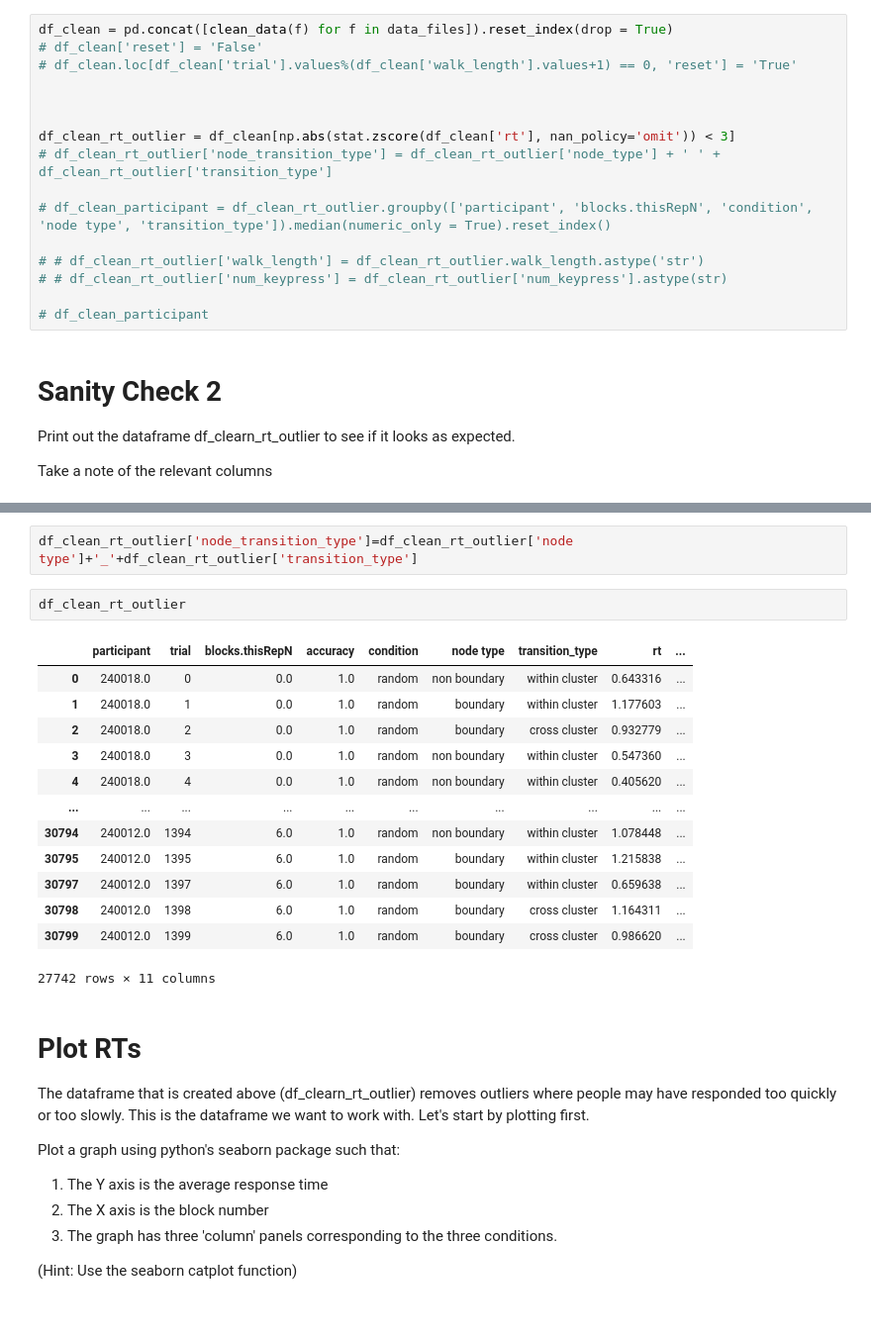
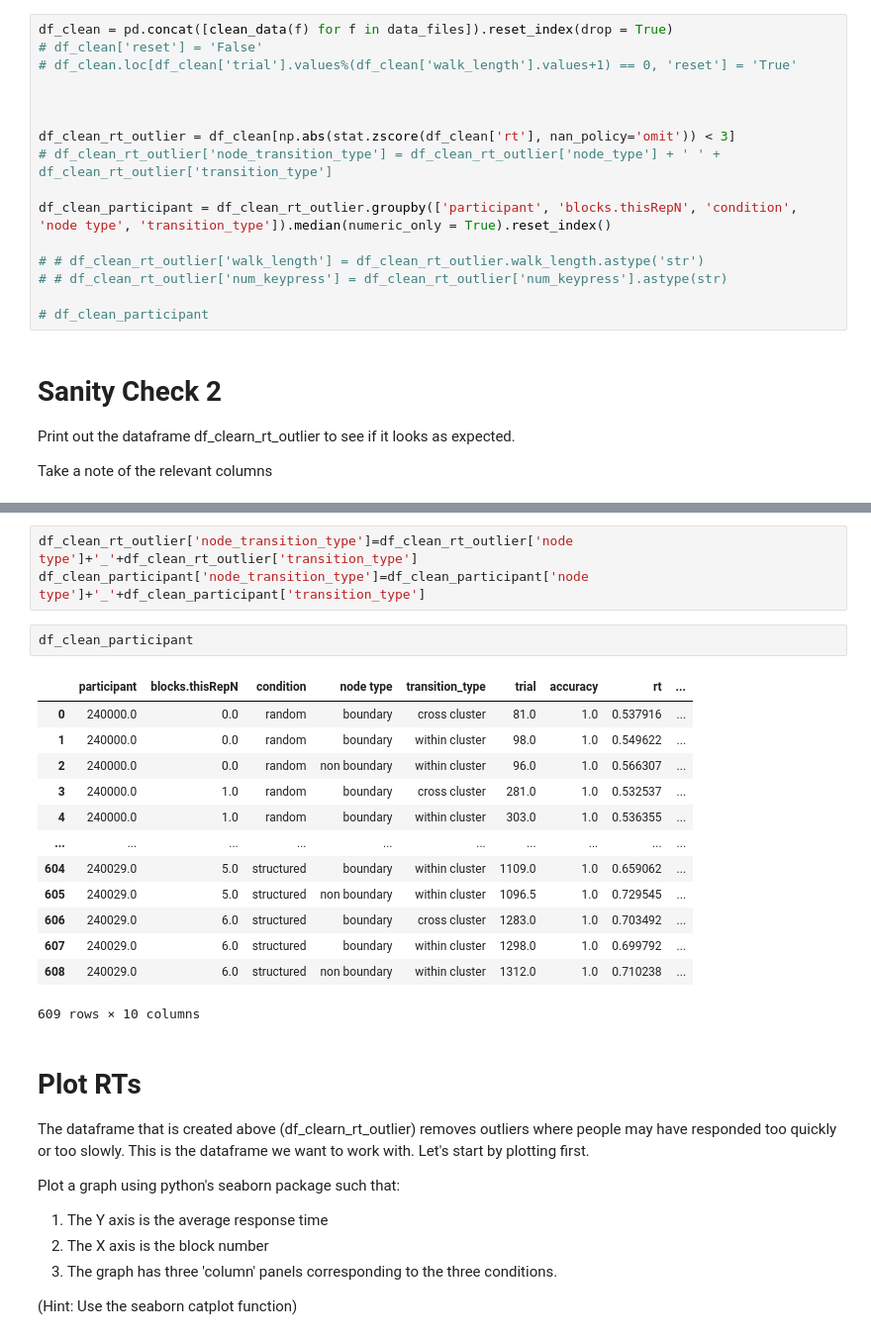
Before and after one commit to tejas-savalia/eb_music, a Jupyter notebook: analysis_sandbox.ipynb, the cells around one changed output, grey strips where cells are left out. Shown: that part at 99% size. Cells and saved outputs as stored; diff of their text form.

```diff
--- a/analysis_sandbox.ipynb
+++ b/analysis_sandbox.ipynb
@@ -114,7 +114,7 @@ df_clean = pd.concat([clean_data(f) for f in data_files]).reset_index(drop = Tru
 df_clean_rt_outlier = df_clean[np.abs(stat.zscore(df_clean['rt'], nan_policy='omit')) < 3]
 # df_clean_rt_outlier['node_transition_type'] = df_clean_rt_outlier['node_type'] + ' ' + df_clean_rt_outlier['transition_type']
 
-# df_clean_participant = df_clean_rt_outlier.groupby(['participant', 'blocks.thisRepN', 'condition', 'node type', 'transition_type']).median(numeric_only = True).reset_index()
+df_clean_participant = df_clean_rt_outlier.groupby(['participant', 'blocks.thisRepN', 'condition', 'node type', 'transition_type']).median(numeric_only = True).reset_index()
 
 # # df_clean_rt_outlier['walk_length'] = df_clean_rt_outlier.walk_length.astype('str')
 # # df_clean_rt_outlier['num_keypress'] = df_clean_rt_outlier['num_keypress'].astype(str)
@@ -144,21 +144,22 @@ df_clean_rt_outlier
 # %%
 df_clean_rt_outlier['node_transition_type']=df_clean_rt_outlier['node type']+'_'+df_clean_rt_outlier['transition_type']
+df_clean_participant['node_transition_type']=df_clean_participant['node type']+'_'+df_clean_participant['transition_type']
-# %%
-df_clean_rt_outlier
-# %% [output]
-|  | participant | trial | blocks.thisRepN | accuracy | condition | node type | transition_type | rt | ... |
-| 0 | 240018.0 | 0 | 0.0 | 1.0 | random | non boundary | within cluster | 0.643316 | ... |
-| 1 | 240018.0 | 1 | 0.0 | 1.0 | random | boundary | within cluster | 1.177603 | ... |
-| 2 | 240018.0 | 2 | 0.0 | 1.0 | random | boundary | cross cluster | 0.932779 | ... |
-| 3 | 240018.0 | 3 | 0.0 | 1.0 | random | non boundary | within cluster | 0.547360 | ... |
-| 4 | 240018.0 | 4 | 0.0 | 1.0 | random | non boundary | within cluster | 0.405620 | ... |
-| ... | ... | ... | ... | ... | ... | ... | ... | ... | ... |
-| 30794 | 240012.0 | 1394 | 6.0 | 1.0 | random | non boundary | within cluster | 1.078448 | ... |
-| 30795 | 240012.0 | 1395 | 6.0 | 1.0 | random | boundary | within cluster | 1.215838 | ... |
-| 30797 | 240012.0 | 1397 | 6.0 | 1.0 | random | boundary | within cluster | 0.659638 | ... |
-| 30798 | 240012.0 | 1398 | 6.0 | 1.0 | random | boundary | cross cluster | 1.164311 | ... |
-| 30799 | 240012.0 | 1399 | 6.0 | 1.0 | random | boundary | cross cluster | 0.986620 | ... |
-27742 rows × 11 columns
+# %%
+df_clean_participant
+# %% [output]
+|  | participant | blocks.thisRepN | condition | node type | transition_type | trial | accuracy | rt | ... |
+| 0 | 240000.0 | 0.0 | random | boundary | cross cluster | 81.0 | 1.0 | 0.537916 | ... |
+| 1 | 240000.0 | 0.0 | random | boundary | within cluster | 98.0 | 1.0 | 0.549622 | ... |
+| 2 | 240000.0 | 0.0 | random | non boundary | within cluster | 96.0 | 1.0 | 0.566307 | ... |
+| 3 | 240000.0 | 1.0 | random | boundary | cross cluster | 281.0 | 1.0 | 0.532537 | ... |
+| 4 | 240000.0 | 1.0 | random | boundary | within cluster | 303.0 | 1.0 | 0.536355 | ... |
+| ... | ... | ... | ... | ... | ... | ... | ... | ... | ... |
+| 604 | 240029.0 | 5.0 | structured | boundary | within cluster | 1109.0 | 1.0 | 0.659062 | ... |
+| 605 | 240029.0 | 5.0 | structured | non boundary | within cluster | 1096.5 | 1.0 | 0.729545 | ... |
+| 606 | 240029.0 | 6.0 | structured | boundary | cross cluster | 1283.0 | 1.0 | 0.703492 | ... |
+| 607 | 240029.0 | 6.0 | structured | boundary | within cluster | 1298.0 | 1.0 | 0.699792 | ... |
+| 608 | 240029.0 | 6.0 | structured | non boundary | within cluster | 1312.0 | 1.0 | 0.710238 | ... |
+609 rows × 10 columns
 # %% [markdown]
 # Plot RTs
 The dataframe that is created above (df_clearn_rt_outlier) removes outliers where people may have responded too quickly or too slowly. This is the dataframe we want to work with. Let's start by plotting first.
```
Also changed, not shown: parts of 3 cells of this notebook, 5 other files.
